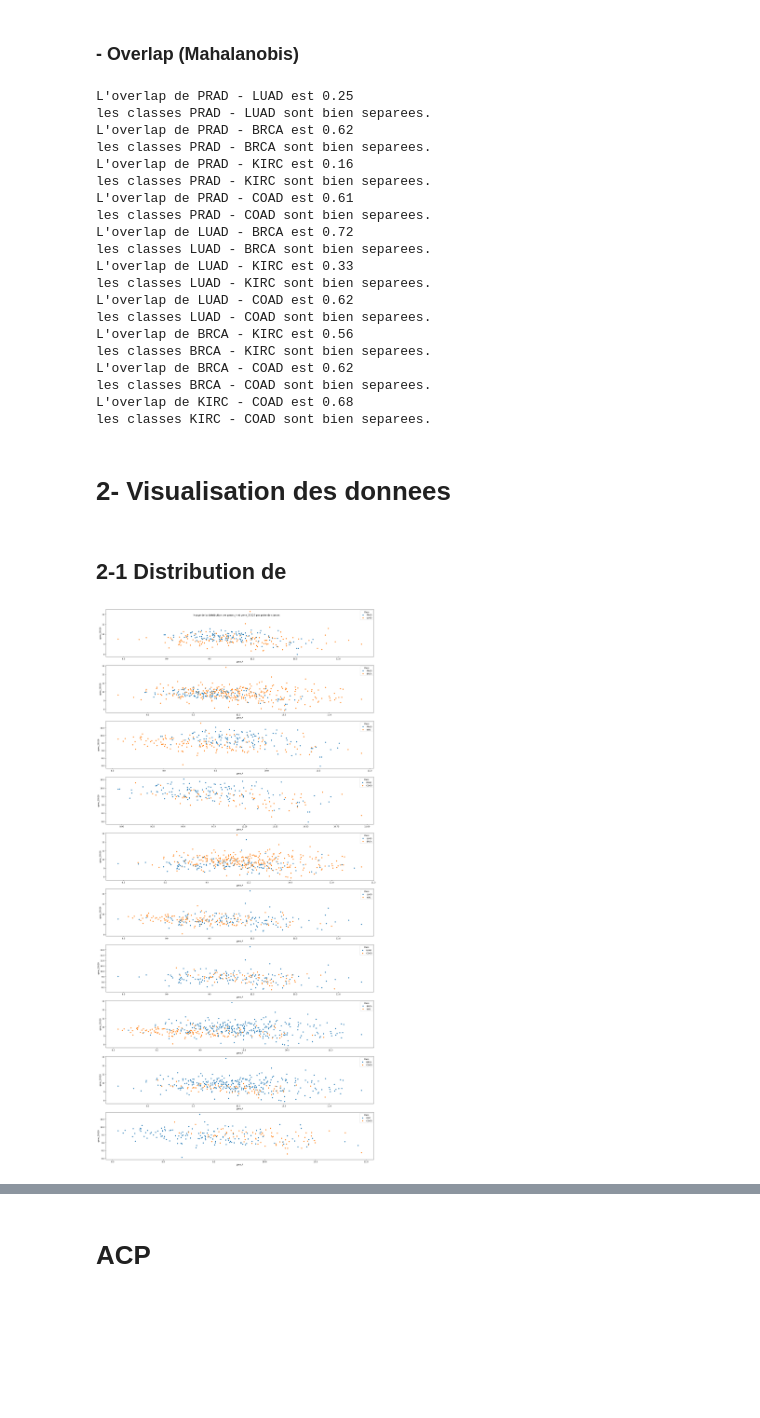
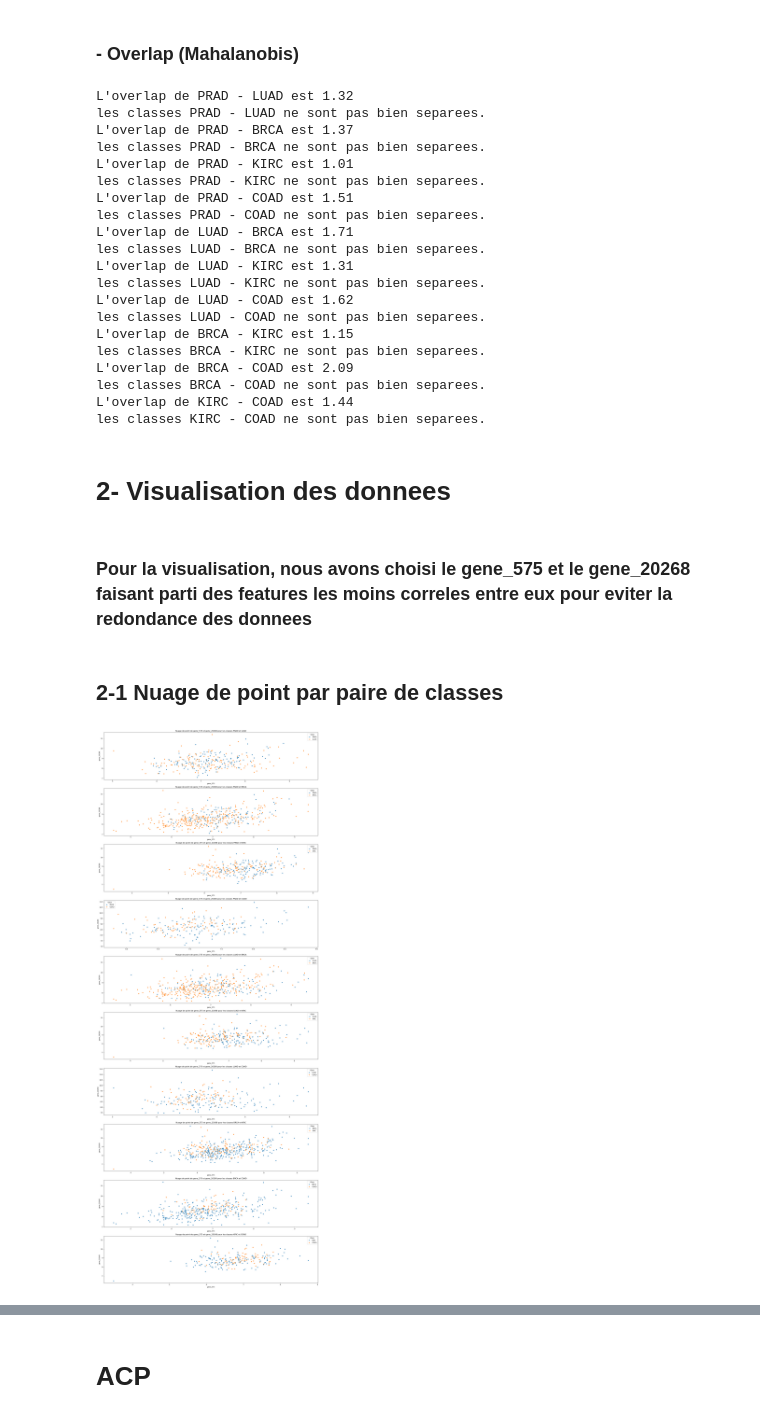
Before and after one commit to AmadouSelleNdiaye/Comprehension-et-visualisation-des-donnees, a Jupyter notebook: TP1_Code_NDIAYE_ALABANI.ipynb, the cells around one changed output, grey strips where cells are left out. Saved outputs shown, nothing was run; the diff lists cells and outputs as text; code cells hidden in the pictures; blank space fills up the shorter version.

```diff
--- a/TP1_Code_NDIAYE_ALABANI.ipynb
+++ b/TP1_Code_NDIAYE_ALABANI.ipynb
@@ -141,0 +118,3 @@ print(list(least_correlated_attributes))
+# %%
+df_filtree = pd.concat([df_filtree[list(least_correlated_attributes)], data_labels['Class']], axis=1)
+df_filtree
@@ -386,13 +374,3 @@ df_mahalanobis_selection['Class']=df_filtree['Class']
-# %%
-
-centre_des_classe_mahalanobis= {}
-
-#Centre des classes pour la selection des attributs
-for classe in liste_classe:
-    df_classe_i = df_mahalanobis_selection[df_mahalanobis_selection['Class']==classe]
-    centre_df_classe_i = df_classe_i.drop(columns='Class',axis=1).mean()
-
-    centre_des_classe_mahalanobis[classe]= centre_df_classe_i
 # %% [markdown]
 ### - Distance intra-classe (Mahalanobis)
 # %%
@@ -400,13 +378,13 @@ distance_intra_classe_mahalanobis={}
 
 for classe  in liste_classe:
 
-    dfclasse=df_mahalanobis_selection[df_mahalanobis_selection['Class']==classe]
+    dfclasse=df_filtree[df_filtree['Class']==classe]
     dfclasse_without_target=dfclasse.drop(columns='Class',axis=1).values
 
     #Calcul de la covariance
     cov= np.cov(dfclasse_without_target.T)
 
-    dist = [mahalanobis(dfclasse_without_target[i,:],centre_des_classe_mahalanobis[classe],np.linalg.pinv(cov)) for i in range(dfclasse_without_target.shape[0]) ]
+    dist = [mahalanobis(dfclasse_without_target[i,:],centre_des_classe[classe],linalg.pinvh(cov)) for i in range(dfclasse_without_target.shape[0]) ]
 
     distance_intra_classe_mahalanobis[classe]= max(dist)
 
@@ -426,18 +404,18 @@ distance_inter_classe_mahalanobis={}
 
 for classe_i,classe_j  in itertools.combinations(liste_classe,2):
 
-   dfclasse_i = df_mahalanobis_selection[df_mahalanobis_selection['Class']==classe_i]
+   dfclasse_i = df_filtree[df_filtree['Class']==classe_i]
    dfclasse_without_target_i = dfclasse_i.drop(columns='Class',axis=1)
 
-   dfclasse_j = df_mahalanobis_selection[df_mahalanobis_selection['Class']==classe_j]
+   dfclasse_j = df_filtree[df_filtree['Class']==classe_j]
    dfclasse_without_target_j = dfclasse_j.drop(columns='Class',axis=1)
 
 
-   dist_i_j = [mahalanobis(dfclasse_without_target_i.iloc[x,:],centre_des_classe_mahalanobis[classe_j].values,np.linalg.pinv(np.cov(dfclasse_without_target_j.T)))
+   dist_i_j = [mahalanobis(dfclasse_without_target_i.iloc[x,:],centre_des_classe[classe_j],linalg.pinvh(np.cov(dfclasse_without_target_j.T)))
                for x in range(dfclasse_without_target_i.shape[0])]
 
 
-   dist_j_i = [mahalanobis(dfclasse_without_target_j.iloc[z,:],centre_des_classe_mahalanobis[classe_i].values,np.linalg.pinv(np.cov(dfclasse_without_target_i.T)))
+   dist_j_i = [mahalanobis(dfclasse_without_target_j.iloc[z,:],centre_des_classe[classe_i],linalg.pinvh(np.cov(dfclasse_without_target_i.T)))
                      for z in range(dfclasse_without_target_j.shape[0])]
 
 
@@ -479,27 +457,29 @@ for key, value in overlap_mahalanobis.items():
     else:
         print(f"les classes {key} ne sont pas bien separees.")
 # %% [output]
-L'overlap de PRAD - LUAD est 0.25
-les classes PRAD - LUAD sont bien separees.
-L'overlap de PRAD - BRCA est 0.62
-les classes PRAD - BRCA sont bien separees.
-L'overlap de PRAD - KIRC est 0.16
-les classes PRAD - KIRC sont bien separees.
-L'overlap de PRAD - COAD est 0.61
-les classes PRAD - COAD sont bien separees.
-L'overlap de LUAD - BRCA est 0.72
-les classes LUAD - BRCA sont bien separees.
-L'overlap de LUAD - KIRC est 0.33
-les classes LUAD - KIRC sont bien separees.
-L'overlap de LUAD - COAD est 0.62
-les classes LUAD - COAD sont bien separees.
-L'overlap de BRCA - KIRC est 0.56
-les classes BRCA - KIRC sont bien separees.
-L'overlap de BRCA - COAD est 0.62
-les classes BRCA - COAD sont bien separees.
-L'overlap de KIRC - COAD est 0.68
-les classes KIRC - COAD sont bien separees.
+L'overlap de PRAD - LUAD est 1.32
+les classes PRAD - LUAD ne sont pas bien separees.
+L'overlap de PRAD - BRCA est 1.37
+les classes PRAD - BRCA ne sont pas bien separees.
+L'overlap de PRAD - KIRC est 1.01
+les classes PRAD - KIRC ne sont pas bien separees.
+L'overlap de PRAD - COAD est 1.51
+les classes PRAD - COAD ne sont pas bien separees.
+L'overlap de LUAD - BRCA est 1.71
+les classes LUAD - BRCA ne sont pas bien separees.
+L'overlap de LUAD - KIRC est 1.31
+les classes LUAD - KIRC ne sont pas bien separees.
+L'overlap de LUAD - COAD est 1.62
+les classes LUAD - COAD ne sont pas bien separees.
+L'overlap de BRCA - KIRC est 1.15
+les classes BRCA - KIRC ne sont pas bien separees.
+L'overlap de BRCA - COAD est 2.09
+les classes BRCA - COAD ne sont pas bien separees.
+L'overlap de KIRC - COAD est 1.44
+les classes KIRC - COAD ne sont pas bien separees.
 # %% [markdown]
 # 2- Visualisation des donnees
+# %% [markdown]
+### Pour la visualisation, nous avons choisi le gene_575 et le gene_20268 faisant parti des features les moins correles entre eux pour eviter la redondance des donnees
 # %% [markdown]
-## 2-1 Distribution de
+## 2-1 Nuage de point par paire de classes
@@ -516,24 +486,23 @@ for classe in df_selected['Class'].unique():
 # %%
 #Nuage de points
-fig, axs = plt.subplots(10, 1, figsize=(20, 40))
+fig, axs = plt.subplots(10, 1, figsize=(20, 50))
 axs=axs.flatten()
 
 indx=0
 for i,j in itertools.combinations(liste_classe, 2):
 
     if indx!=10:
         data = df_filtree[(df_filtree['Class'] == i) | (df_filtree['Class'] == j)]
-        sns.scatterplot(data=data, x="gene_4", y="gene_20528", hue="Class", ax=axs[indx])
+        sns.scatterplot(data=data, x="gene_575", y="gene_20268", hue="Class", ax=axs[indx])
+        axs[indx].set_title(f"Nuage de point de gene_575 et gene_20268 pour les classes {i} et {j}")
         indx+=1
     else:
         break
 
-
-plt.suptitle("Nuage de la distribution des genes_4 et gene_20528 par paire de classes")
 plt.tight_layout()
 plt.show()
 # %% [output]
-[figure, old version]
+[figure, new version]
 # %%
 #Histogramme
 fig,axs = plt.subplots(10, 1, figsize=(20, 40))
```
Also changed, not shown: parts of 27 cells of this notebook.
